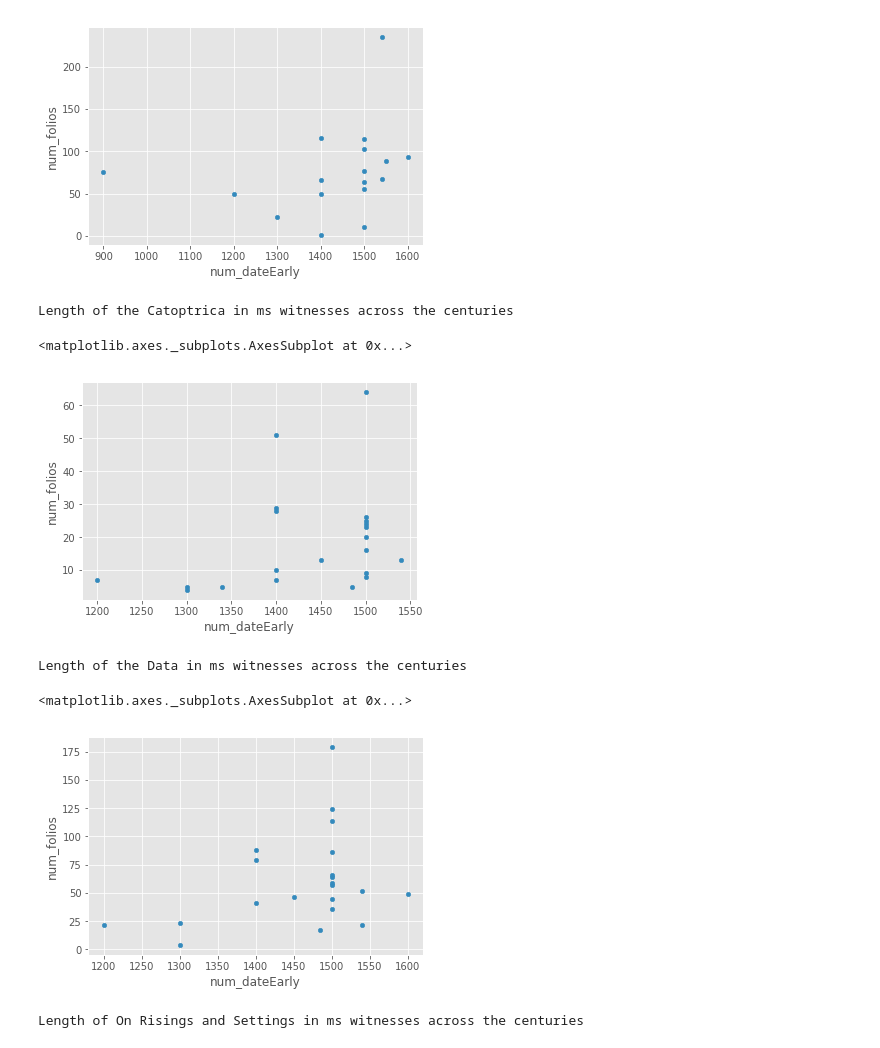
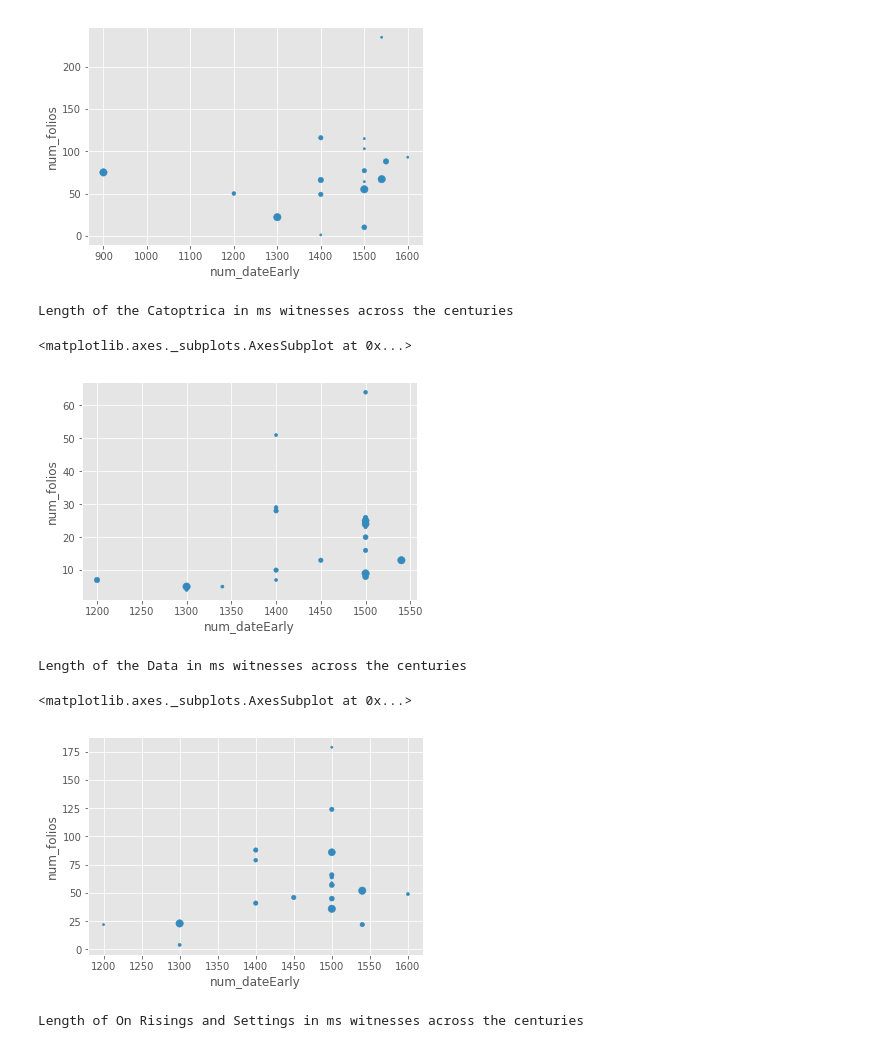
Before and after one commit to cmroughan/ADSQ2017, a Jupyter notebook: ADSQ Week 4.ipynb, the cells around one changed output. Cells and saved outputs as stored; diff of their text form; code cells hidden in the pictures.

```diff
--- a/ADSQ Week 4.ipynb
+++ b/ADSQ Week 4.ipynb
@@ -709,23 +713,23 @@ Length of the Sphaerica in ms witnesses across the centuries
 # %%
 sql_C = sql + """
 
 AND `msTexts-to-folio`.text_id = 'text_C'
 """
 
 with connection.cursor() as cursor:
 
     cursor.execute(sql_C)
     names = [ x[0] for x in cursor.description]
     result = cursor.fetchall()
 
 df_C = pd.DataFrame(result, columns = names)
 
 print("Length of the Catoptrica in ms witnesses across the centuries")
-df_C.dropna(subset=['num_dateEarly','num_folios']).plot.scatter(x = 'num_dateEarly', y = 'num_folios')
+df_C.dropna(subset=['num_dateEarly','num_folios','number_LA']).plot.scatter(x = 'num_dateEarly', y = 'num_folios', s=(df_C.number_LA*5))
 # %% [output]
 Length of the Catoptrica in ms witnesses across the centuries
 <matplotlib.axes._subplots.AxesSubplot at 0x...>
-[figure, old version]
+[figure, new version]
 # %%
 sql_D = sql + """
 
@@ -741,11 +745,11 @@ with connection.cursor() as cursor:
 df_D = pd.DataFrame(result, columns = names)
 
 print("Length of the Data in ms witnesses across the centuries")
-df_D.dropna(subset=['num_dateEarly','num_folios']).plot.scatter(x = 'num_dateEarly', y = 'num_folios')
+df_D.dropna(subset=['num_dateEarly','num_folios','number_LA']).plot.scatter(x = 'num_dateEarly', y = 'num_folios', s=(df_D.number_LA*5))
 # %% [output]
 Length of the Data in ms witnesses across the centuries
 <matplotlib.axes._subplots.AxesSubplot at 0x...>
-[figure, old version]
+[figure, new version]
 # %%
 sql_RaS = sql + """
 
```
Also changed, not shown: parts of 12 cells of this notebook.
